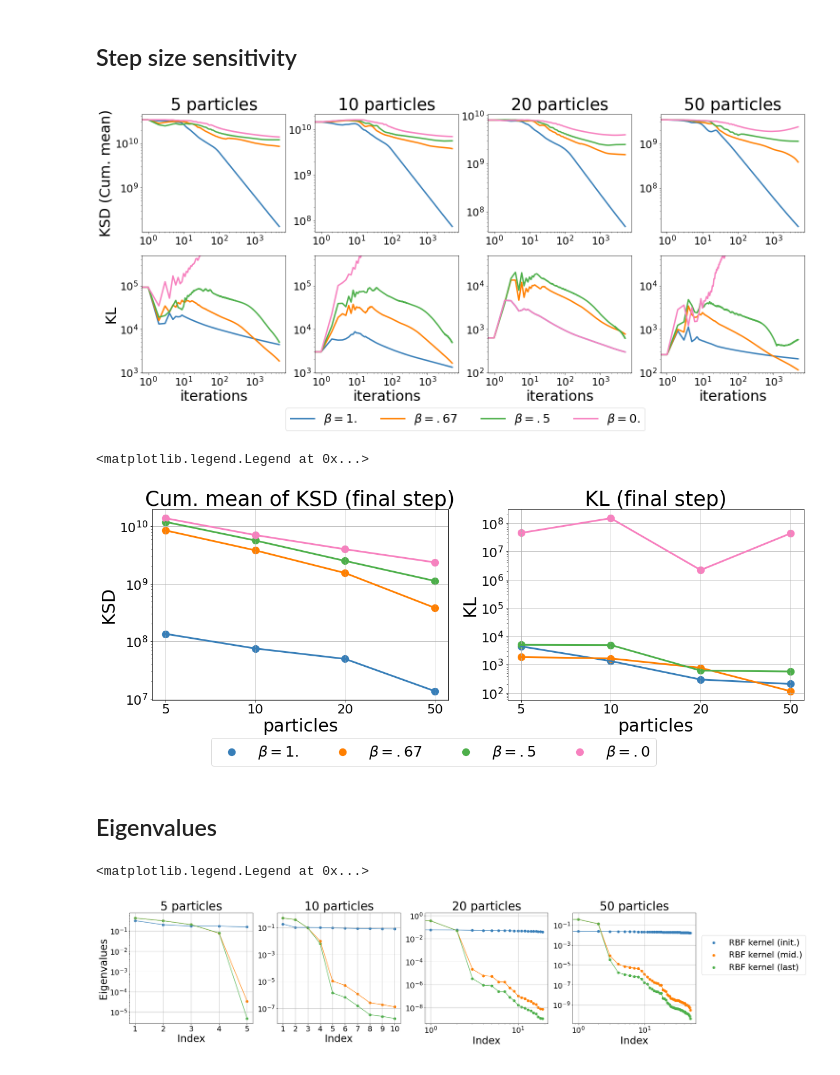
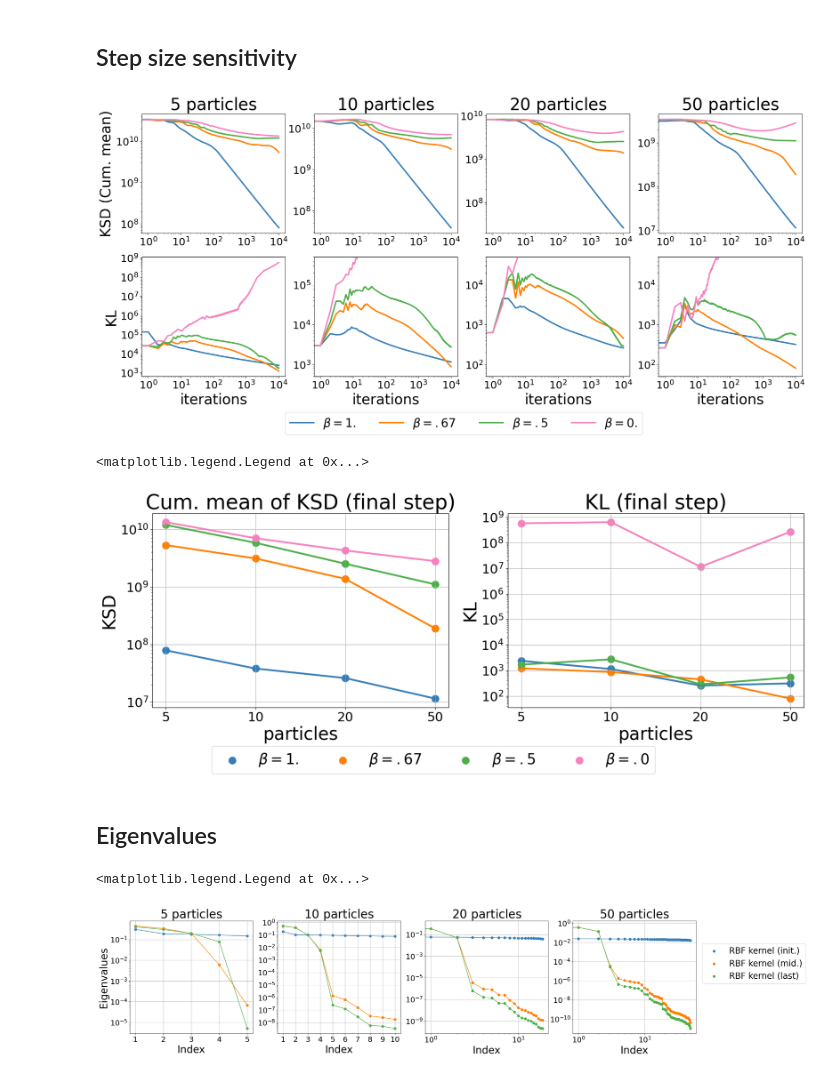
Before and after one commit to msfuji0211/svgd_convergence, a Jupyter notebook: BLR/plot2.ipynb, the cells around one changed output. Saved outputs shown, nothing was run; the diff lists cells and outputs as text; code cells hidden in the pictures.

```diff
--- a/BLR/plot2.ipynb
+++ b/BLR/plot2.ipynb
@@ -142,7 +142,7 @@ Results path exists: True
 # Import results
 # %%
 # Load all results
-results = load_results_from_pickle(results_path, target_iterations=5000)
+results = load_results_from_pickle(results_path, target_iterations=10000)
 print(f"Loaded {len(results)} experiment results")
 
 # Print available experiments
@@ -308,7 +308,7 @@ plt.xscale('log')
 plt.yscale('log')
 plt.xticks(fontsize=22)
 plt.yticks(fontsize=22)
-plt.ylim(1e3,5*1e5)
+#plt.ylim(1e3,5*1e5)
 plt.xlabel('iterations',fontsize=30)
 plt.ylabel('KL',fontsize=30)
 
@@ -320,38 +320,38 @@ plt.plot(kl_rbf_10, label=r'$\beta=0.$',linewidth=3,c='#f781bf')
 plt.xscale('log')
 plt.yscale('log')
 plt.xticks(fontsize=22)
 plt.yticks(fontsize=22)
-plt.ylim(1e3,5*1e5)
+plt.ylim(.5*1e3,5*1e5)
 plt.xlabel('iterations',fontsize=30)
 
 plt.subplot(2,4,7)
 plt.plot(kl_rbf_1_20, label=r'$\beta=1.$',linewidth=3,c='#377eb8')
 plt.plot(kl_rbf_67_20, label=r'$\beta=.67$',linewidth=3,c='#ff7f00')
 plt.plot(kl_rbf_sqrt_20, label=r'$\beta=.5$',linewidth=3,c='#4daf4a')
-plt.plot(kl_rbf_1_20, label=r'$\beta=0.$',linewidth=3,c='#f781bf')
+plt.plot(kl_rbf_20, label=r'$\beta=0.$',linewidth=3,c='#f781bf')
 plt.xscale('log')
 plt.yscale('log')
 plt.xticks(fontsize=22)
 plt.yticks(fontsize=22)
-plt.ylim(1e2,5*1e4)
+plt.ylim(.5*1e2,5*1e4)
 plt.xlabel('iterations',fontsize=30)
 
 plt.subplot(2,4,8)
 plt.plot(kl_rbf_1_50, label=r'$\beta=1.$',linewidth=3,c='#377eb8')
 plt.plot(kl_rbf_67_50, label=r'$\beta=.67$',linewidth=3,c='#ff7f00')
 plt.plot(kl_rbf_sqrt_50, label=r'$\beta=.5$',linewidth=3,c='#4daf4a')
 plt.plot(kl_rbf_50, label=r'$\beta=0.$',linewidth=3,c='#f781bf')
 plt.xscale('log')
 plt.yscale('log')
 plt.xticks(fontsize=22)
 plt.yticks(fontsize=22)
-plt.ylim(1e2,5*1e4)
+plt.ylim(.5*1e2,5*1e4)
 plt.xlabel('iterations',fontsize=30)
 
 plt.tight_layout(rect=[0, 0.05, 1, 1])
 plt.show()
 # %% [output]
-[figure, old version]
+[figure, new version]
 # %%
 plt.figure(figsize=(20,6))
 particles_list = [5, 10, 20, 50]
@@ -409,7 +409,7 @@ plt.title('KL (final step)',fontsize=35)
 plt.legend(bbox_to_anchor=(-1, -0.2), loc='upper left', borderaxespad=0, fontsize=25, ncol = 4)
 # %% [output]
 <matplotlib.legend.Legend at 0x...>
-[figure, old version]
+[figure, new version]
 # %% [markdown]
 ## Eigenvalues
 # %%
@@ -514,7 +514,7 @@ plt.title('$50$ particles',fontsize=35)
 plt.legend(bbox_to_anchor=(1.05, 0.8), loc='upper left', borderaxespad=0, fontsize=25, ncol = 1)
 # %% [output]
 <matplotlib.legend.Legend at 0x...>
-[figure, old version]
+[figure, new version]
 # %%
 e_5 = [max(eig_rbf_5[0]/5), max(eig_rbf_5[1]/5), max(eig_rbf_5[2]/5)]
 e_10 = [max(eig_rbf_10[0]/10), max(eig_rbf_10[1]/10), max(eig_rbf_10[2]/10)]
```
Also changed, not shown: parts of 3 cells of this notebook.
